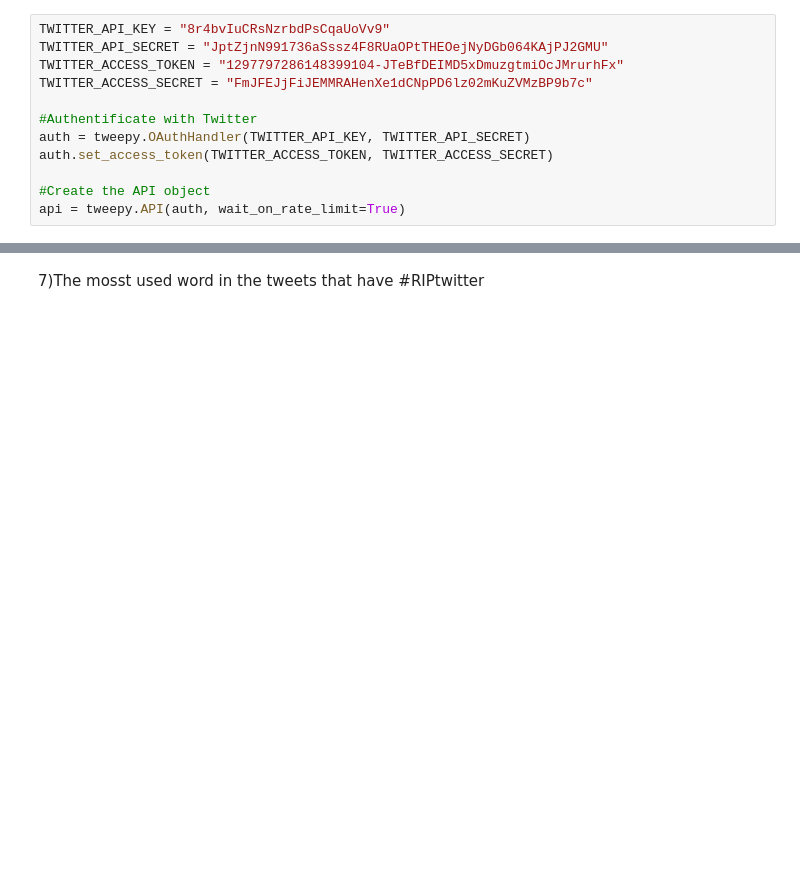
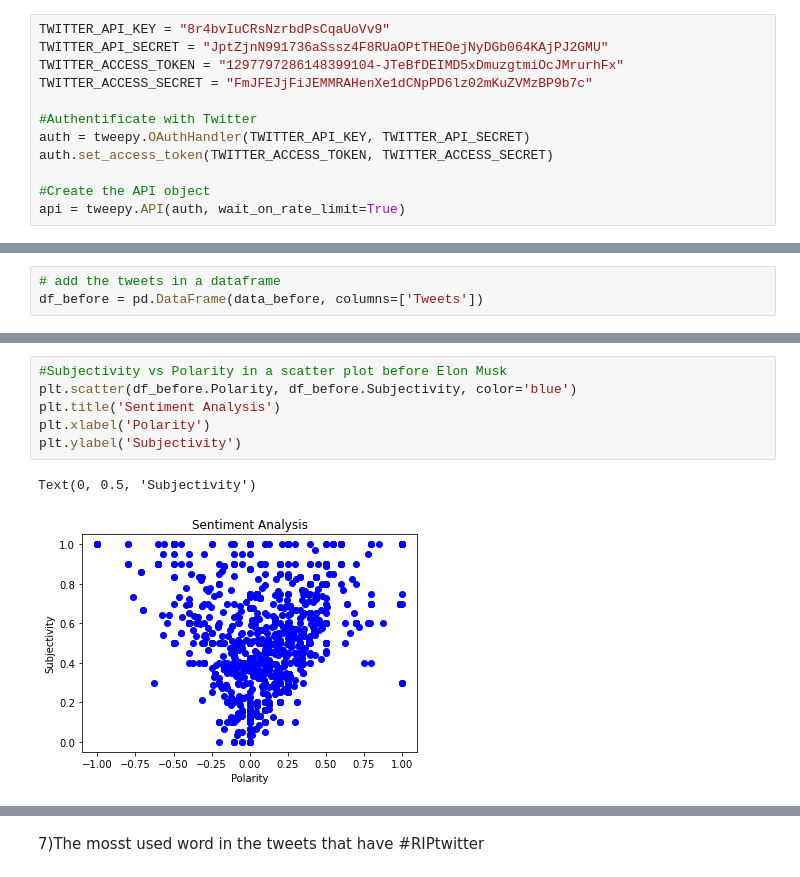
Before and after one commit to bobobo199733/the-social-web, a Jupyter notebook: Project/Untitled-1.ipynb, the cells around one changed output, grey strips where cells are left out. Cells and saved outputs as stored; diff of their text form; blank space fills up the shorter version.

```diff
--- a/Project/Untitled-1.ipynb
+++ b/Project/Untitled-1.ipynb
@@ -198,0 +90,3 @@ df_sentiment
+# %%
+# add the tweets in a dataframe
+df_before = pd.DataFrame(data_before, columns=['Tweets'])
@@ -198,0 +278,9 @@ df_sentiment
+# %%
+#Subjectivity vs Polarity in a scatter plot before Elon Musk
+plt.scatter(df_before.Polarity, df_before.Subjectivity, color='blue')
+plt.title('Sentiment Analysis')
+plt.xlabel('Polarity')
+plt.ylabel('Subjectivity')
+# %% [output]
+Text(0, 0.5, 'Subjectivity')
+[figure, added]
```
Also changed, not shown: parts of 47 cells of this notebook, 6 other files.
